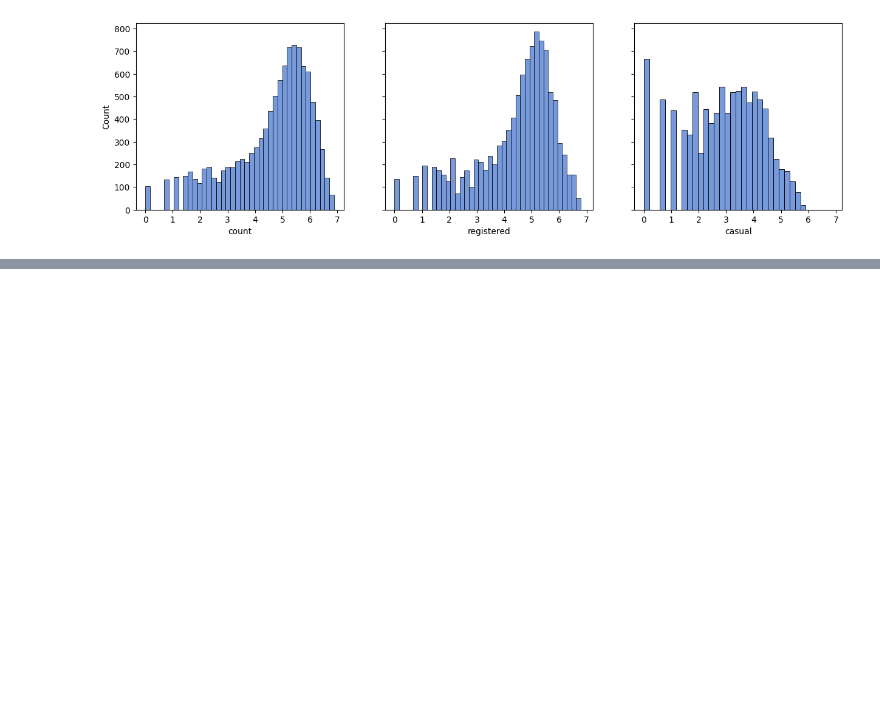
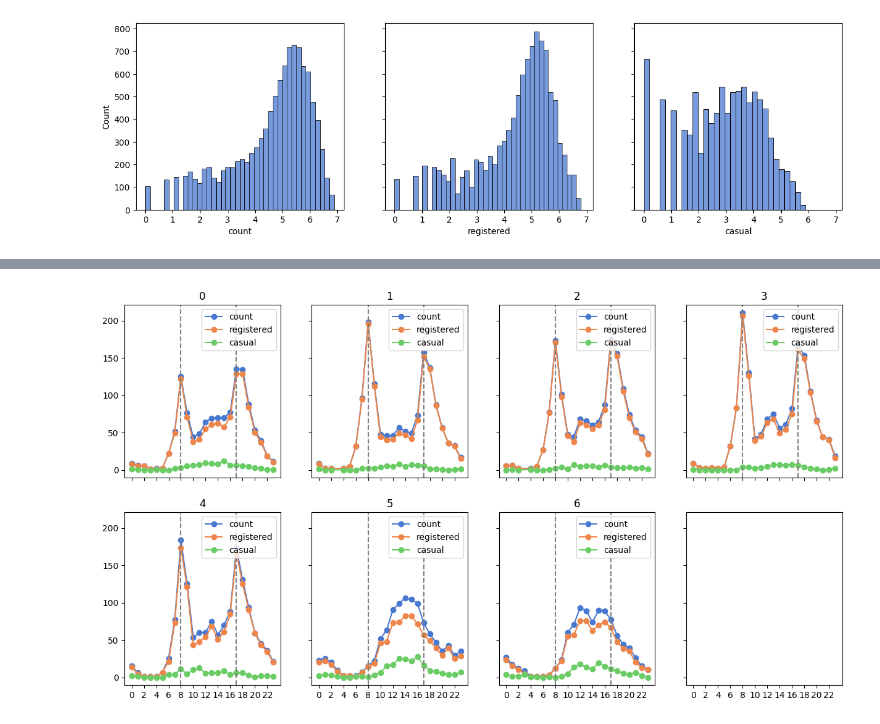
Before and after one commit to ryo-i1/bike, a Jupyter notebook: bike_analysis.ipynb, the cells around one changed output, grey strips where cells are left out. Drawn from its saved outputs; the diff is of its cells as text; code cells hidden in the pictures; blank space fills up the shorter version.

```diff
--- a/bike_analysis.ipynb
+++ b/bike_analysis.ipynb
@@ -213,0 +236,25 @@ plt.show()
+# %%
+# graph
+# make 7 lines (weekday)
+# x-axis : hour
+# y-axis : count
+
+df_term = df.loc[df.index.year == 2011, ['count', 'registered', 'casual']]
+df_term.loc[:, 'hour'] = df_term.index.hour
+df_term.loc[:, 'weekday'] = df_term.index.weekday
+
+fig, axes = plt.subplots(2, 4, figsize=(15, 8), sharey=True, sharex=True)
+for i in range(7):
+    df_term = df_term_m.loc[df_term_m['weekday'] == i, :].groupby('hour').mean()
+    axes[i//4, i%4].plot(df_term.index, df_term.loc[:, ['count']], ls='-', marker='o', label='count')
+    axes[i//4, i%4].plot(df_term.index, df_term.loc[:, ['registered']], ls='-', marker='o', label='registered')
+    axes[i//4, i%4].plot(df_term.index, df_term.loc[:, ['casual']], ls='-', marker='o', label='casual')
+    axes[i//4, i%4].set_title(i)
+    axes[i//4, i%4].set_xticks(range(0, 24, 2))
+    axes[i//4, i%4].legend()
+    # add lines at 8, 17
+    axes[i//4, i%4].axvline(x=8, ls='--', color='gray')
+    axes[i//4, i%4].axvline(x=17, ls='--', color='gray')
+plt.show()
+# %% [output]
+[figure, added]
```
Also changed, not shown: parts of 6 cells of this notebook, 5 other files.
